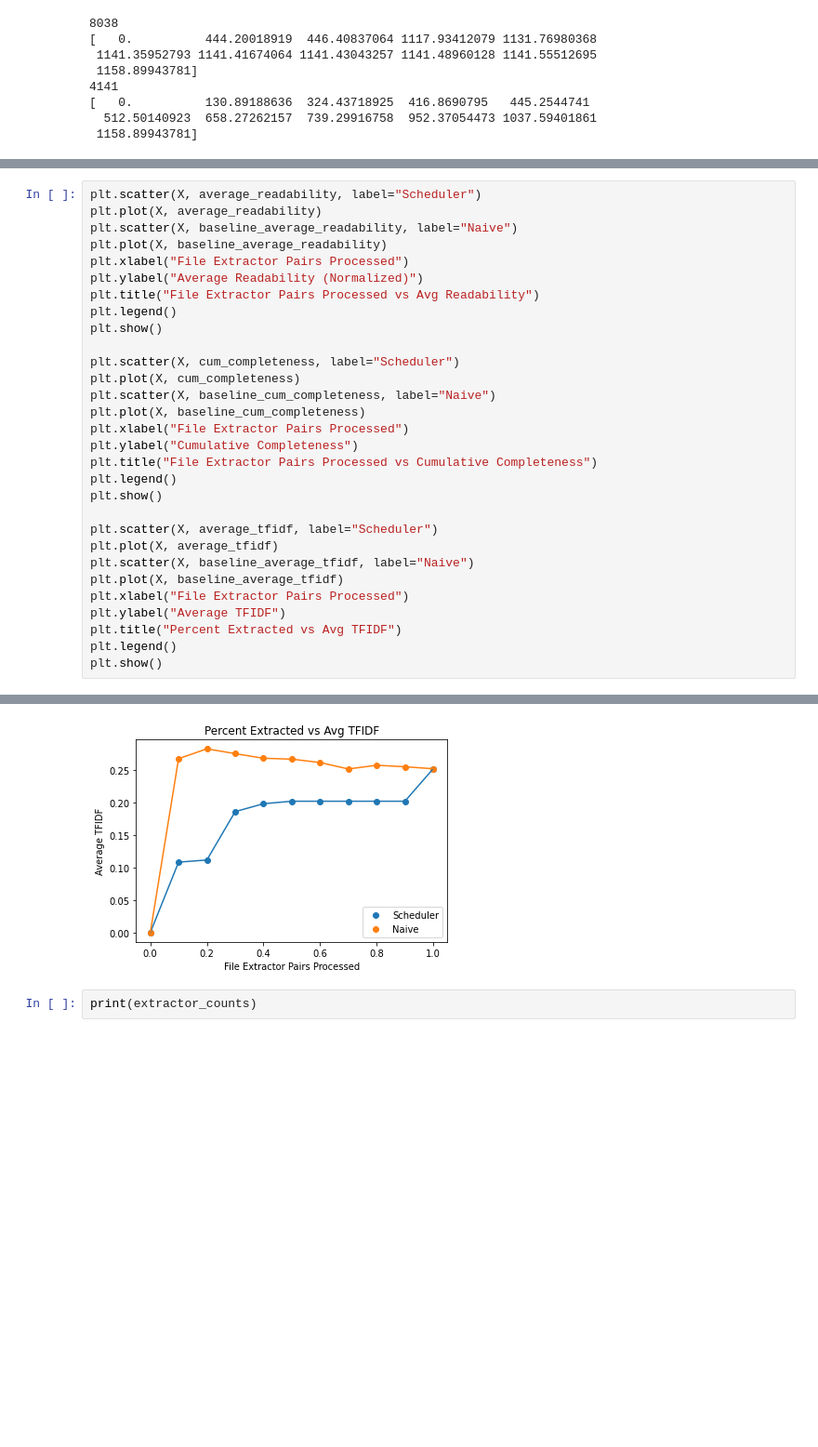
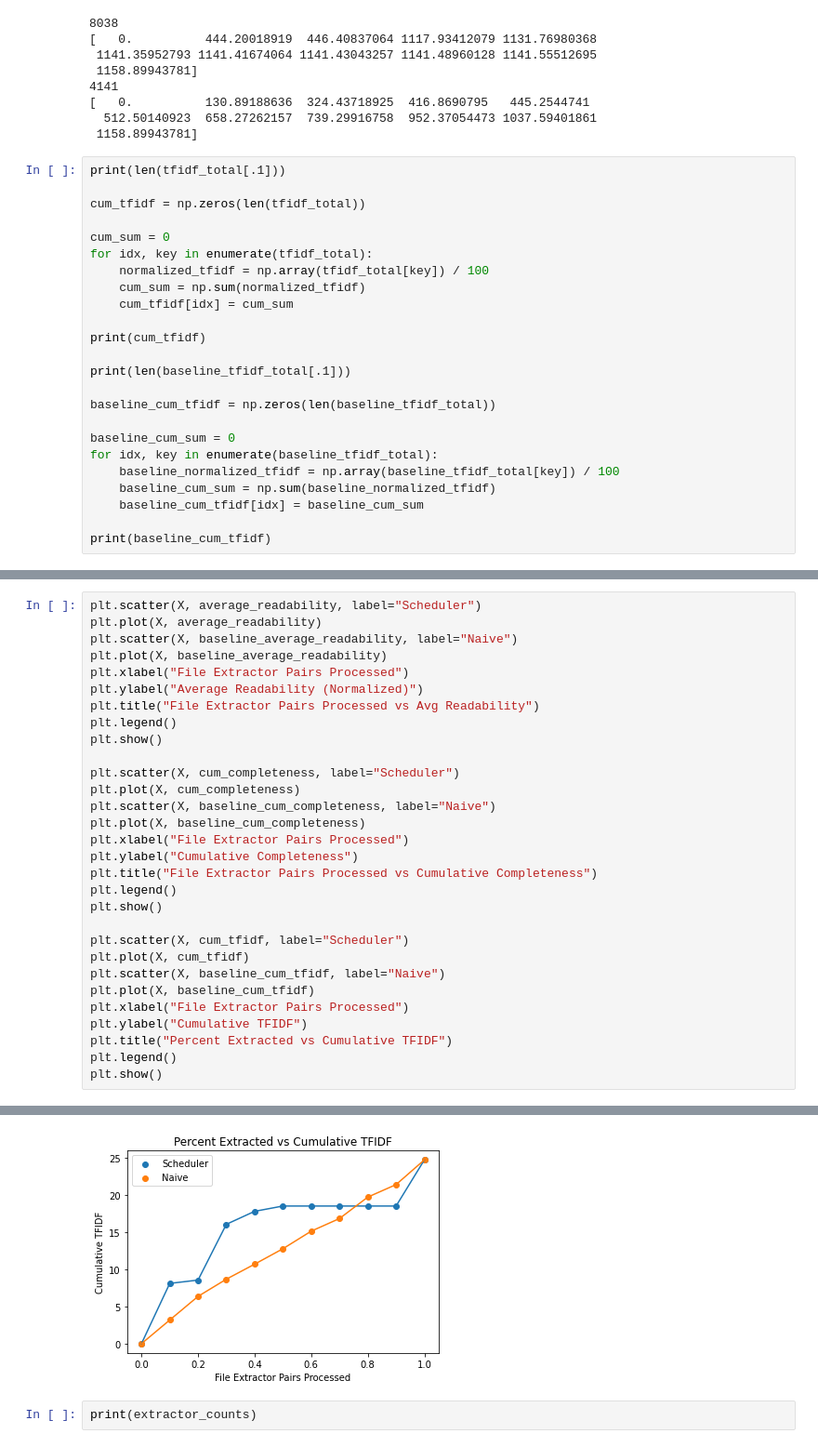
Before and after one commit to xtracthub/xtract-sampler, a Jupyter notebook: Scheduler/dequeue_analysis.ipynb, the cells around one changed output, grey strips where cells are left out. Shown at 93% size. Cells and saved outputs as stored; diff of their text form; blank space fills up the shorter version.

```diff
--- a/Scheduler/dequeue_analysis.ipynb
+++ b/Scheduler/dequeue_analysis.ipynb
@@ -398,3 +398,27 @@ print(baseline_cum_completeness)
 [   0.          130.89188636  324.43718925  416.8690795   445.2544741
   512.50140923  658.27262157  739.29916758  952.37054473 1037.59401861
  1158.89943781]
+# %%
+print(len(tfidf_total[.1]))
+
+cum_tfidf = np.zeros(len(tfidf_total))
+
+cum_sum = 0
+for idx, key in enumerate(tfidf_total):
+	normalized_tfidf = np.array(tfidf_total[key]) / 100
+	cum_sum = np.sum(normalized_tfidf)
+	cum_tfidf[idx] = cum_sum
+
+print(cum_tfidf)
+
+print(len(baseline_tfidf_total[.1]))
+
+baseline_cum_tfidf = np.zeros(len(baseline_tfidf_total))
+
+baseline_cum_sum = 0
+for idx, key in enumerate(baseline_tfidf_total):
+	baseline_normalized_tfidf = np.array(baseline_tfidf_total[key]) / 100
+	baseline_cum_sum = np.sum(baseline_normalized_tfidf)
+	baseline_cum_tfidf[idx] = baseline_cum_sum
+
+print(baseline_cum_tfidf)
@@ -401,37 +432,37 @@ print(baseline_cum_completeness)
 # %%
 plt.scatter(X, average_readability, label="Scheduler")
 plt.plot(X, average_readability)
 plt.scatter(X, baseline_average_readability, label="Naive")
 plt.plot(X, baseline_average_readability)
 plt.xlabel("File Extractor Pairs Processed")
 plt.ylabel("Average Readability (Normalized)")
 plt.title("File Extractor Pairs Processed vs Avg Readability")
 plt.legend()
 plt.show()
 
 plt.scatter(X, cum_completeness, label="Scheduler")
 plt.plot(X, cum_completeness)
 plt.scatter(X, baseline_cum_completeness, label="Naive")
 plt.plot(X, baseline_cum_completeness)
 plt.xlabel("File Extractor Pairs Processed")
 plt.ylabel("Cumulative Completeness")
 plt.title("File Extractor Pairs Processed vs Cumulative Completeness")
 plt.legend()
 plt.show()
 
-plt.scatter(X, average_tfidf, label="Scheduler")
-plt.plot(X, average_tfidf)
-plt.scatter(X, baseline_average_tfidf, label="Naive")
-plt.plot(X, baseline_average_tfidf)
+plt.scatter(X, cum_tfidf, label="Scheduler")
+plt.plot(X, cum_tfidf)
+plt.scatter(X, baseline_cum_tfidf, label="Naive")
+plt.plot(X, baseline_cum_tfidf)
 plt.xlabel("File Extractor Pairs Processed")
-plt.ylabel("Average TFIDF")
-plt.title("Percent Extracted vs Avg TFIDF")
+plt.ylabel("Cumulative TFIDF")
+plt.title("Percent Extracted vs Cumulative TFIDF")
 plt.legend()
 plt.show()
 # %% [output]
 [figure]
 [figure]
-[figure, old version]
+[figure, new version]
 # %%
 print(extractor_counts)
 # %% [output]
```
Also changed, not shown: parts of 1 cell of this notebook, 2 other files.
